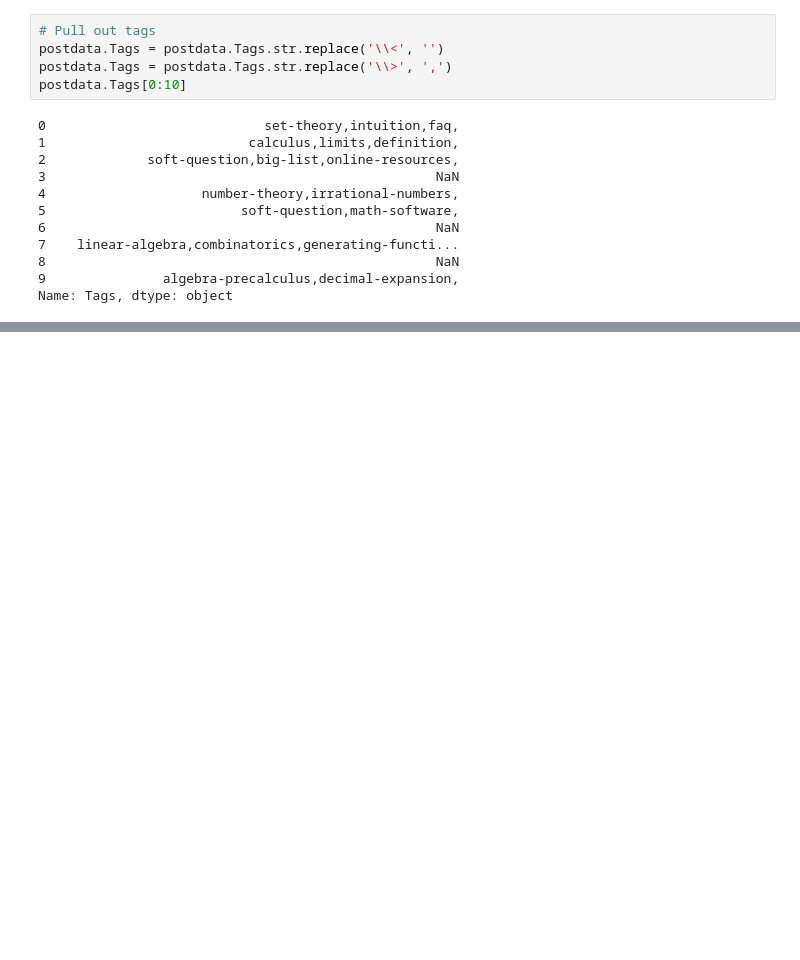
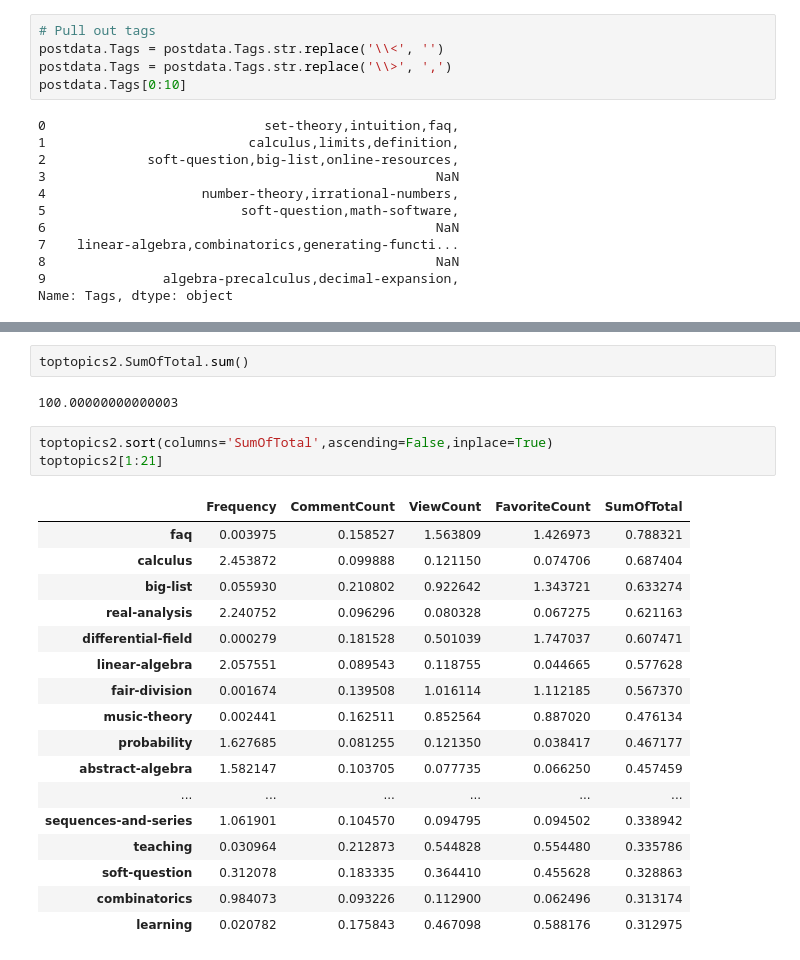
Before and after one commit to jaclynweiser/DS3-Project-Kojak, a Jupyter notebook: Project_Kojak_StackExchange.ipynb, the cells around one changed output, grey strips where cells are left out. Drawn from its saved outputs; the diff is of its cells as text; blank space fills up the shorter version.

```diff
--- a/Project_Kojak_StackExchange.ipynb
+++ b/Project_Kojak_StackExchange.ipynb
@@ -133,0 +382,25 @@ plt.show()
+# %%
+toptopics2.SumOfTotal.sum()
+# %% [output]
+100.00000000000003
+# %%
+toptopics2.sort(columns='SumOfTotal',ascending=False,inplace=True)
+toptopics2[1:21]
+# %% [output]
+|  | Frequency | CommentCount | ViewCount | FavoriteCount | SumOfTotal |
+| faq | 0.003975 | 0.158527 | 1.563809 | 1.426973 | 0.788321 |
+| calculus | 2.453872 | 0.099888 | 0.121150 | 0.074706 | 0.687404 |
+| big-list | 0.055930 | 0.210802 | 0.922642 | 1.343721 | 0.633274 |
+| real-analysis | 2.240752 | 0.096296 | 0.080328 | 0.067275 | 0.621163 |
+| differential-field | 0.000279 | 0.181528 | 0.501039 | 1.747037 | 0.607471 |
+| linear-algebra | 2.057551 | 0.089543 | 0.118755 | 0.044665 | 0.577628 |
+| fair-division | 0.001674 | 0.139508 | 1.016114 | 1.112185 | 0.567370 |
+| music-theory | 0.002441 | 0.162511 | 0.852564 | 0.887020 | 0.476134 |
+| probability | 1.627685 | 0.081255 | 0.121350 | 0.038417 | 0.467177 |
+| abstract-algebra | 1.582147 | 0.103705 | 0.077735 | 0.066250 | 0.457459 |
+| ... | ... | ... | ... | ... | ... |
+| sequences-and-series | 1.061901 | 0.104570 | 0.094795 | 0.094502 | 0.338942 |
+| teaching | 0.030964 | 0.212873 | 0.544828 | 0.554480 | 0.335786 |
+| soft-question | 0.312078 | 0.183335 | 0.364410 | 0.455628 | 0.328863 |
+| combinatorics | 0.984073 | 0.093226 | 0.112900 | 0.062496 | 0.313174 |
+| learning | 0.020782 | 0.175843 | 0.467098 | 0.588176 | 0.312975 |
```
Also changed, not shown: parts of 54 cells of this notebook.
